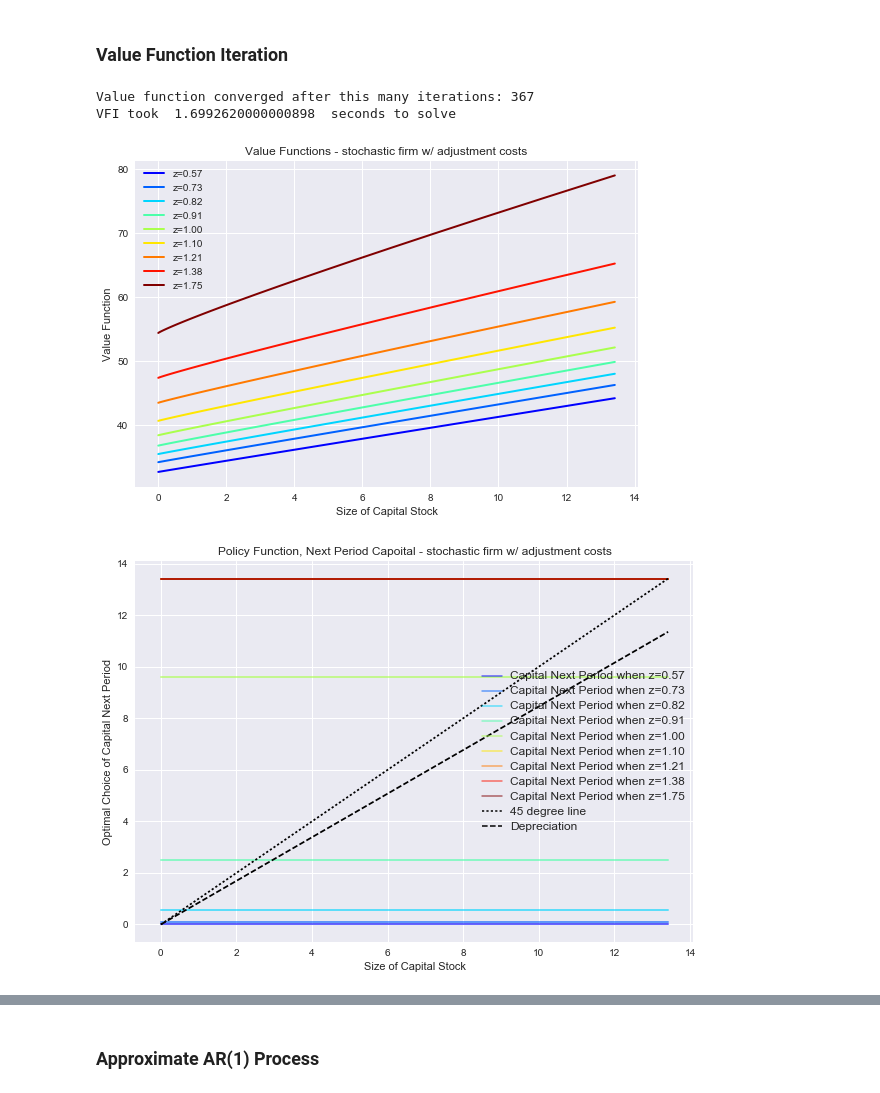
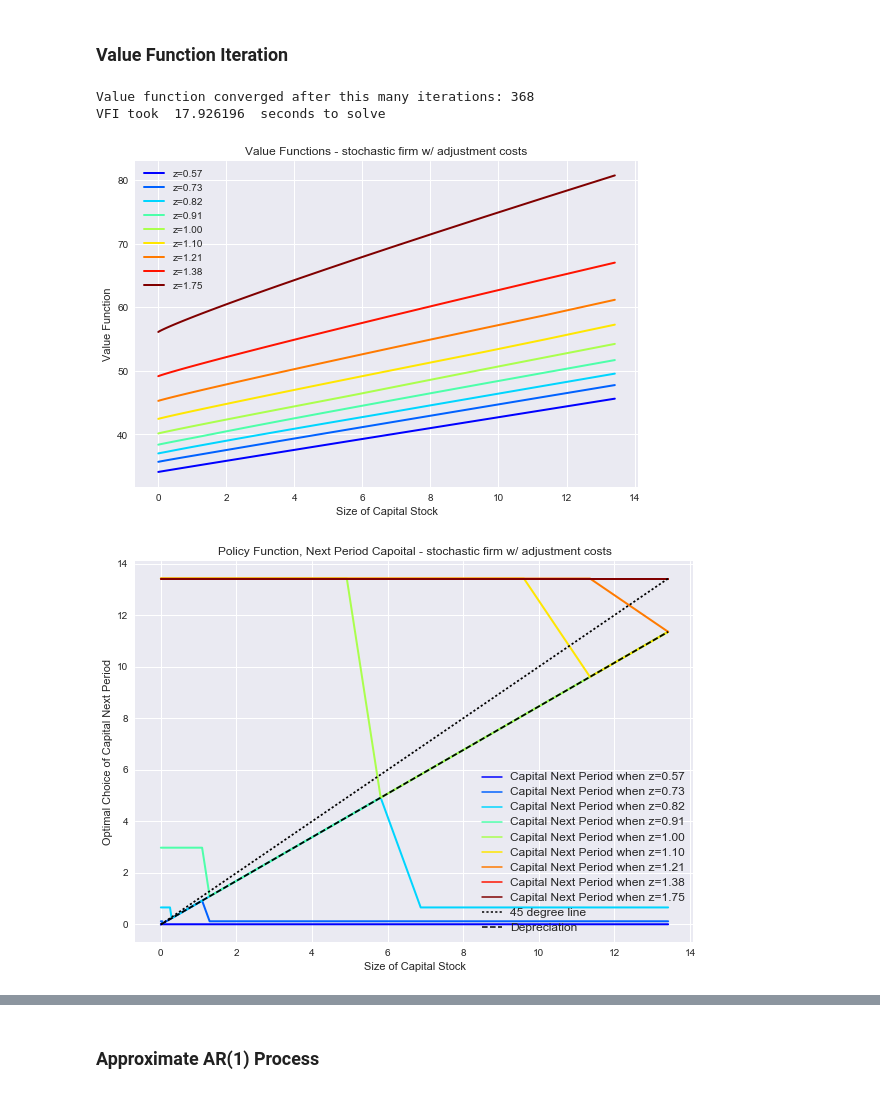
Before and after one commit to rzhang15/BootCamp2017, a Jupyter notebook: ProbSets/Econ/Week_3/rzhang15_exercise2.ipynb, the cells around one changed output, grey strips where cells are left out. Cells and saved outputs as stored; diff of their text form; code cells hidden in the pictures.

```diff
--- a/ProbSets/Econ/Week_3/rzhang15_exercise2.ipynb
+++ b/ProbSets/Econ/Week_3/rzhang15_exercise2.ipynb
@@ -135,19 +83,45 @@ def value_iteration(VFdist,VFtol,VFiter,VFmaxiter,V,Vstore,Vmat,sizek,sizez,pi,e
+# %%
+def value_iteration(VFdist,VFtol,VFiter,VFmaxiter,V,Vmat1,Vmat2,sizek,sizez,pi,e,op,betafirm):
+    start_time = time.clock()
+    while VFdist > VFtol and VFiter < VFmaxiter:
+        TV = np.copy(V)
+        for i in range(sizek):  # loop over k
+            for k in range(sizez): #loop over z
+                if (i-dens)<0:
+                    Vmat2[i,k] = op[i,k]+betafirm*(V[i,:]@pi[k,:])
+                else:
+                    Vmat2[i,k] = op[i,k]+betafirm*(V[i-dens,:]@pi[k,:])
+                for j in range(sizek):  # loop over k'
+                    Vmat1[i,j,k] = e[i,j,k] + betafirm * (V[j,:]@pi[k,:])
+        maxes = np.array([Vmat1.max(axis=1),Vmat2])
+        V = maxes.max(axis=0) #0=invest, 1=not invest
+        INV = np.argmax(maxes,axis=0)
+        PF = np.argmax(Vmat1,axis=1)
+        VFdist = (np.absolute(V - TV)).max()
+        VFiter += 1
+    VFI_time = time.clock() - start_time
+    if VFiter < VFmaxiter:
+        print('Value function converged after this many iterations:', VFiter)
+    else:
+        print('Value function did not converge')
+    print('VFI took ', VFI_time, ' seconds to solve')
+    return V, PF, INV
 # %%
 VFtol = 1e-6
 VFdist = 7.0
 VFmaxiter = 500
 V = np.zeros((sizek,sizez))  # initial guess at value function for z and k
-Vmat = np.zeros((sizek,sizek,sizez))  # initialize Vmat matrix and choice of no investment
-Vstore = np.zeros((sizek,sizez,VFmaxiter))  # initialize Vstore array
+Vmat1 = np.zeros((sizek,sizek,sizez))  # initialize Vmat matrix for investing
+Vmat2 = np.zeros((sizek,sizez))  # initialize Vmat matrix for not investing
 VFiter = 1
 
 op = operating_profits(alpha_l,alpha_k,w,kvec,z_grid,sizez,sizek)
 e = cash_flow_inv(psi,delta,kvec,op,sizek,sizez)
 
-VF, PF, INV = value_iteration(VFdist,VFtol,VFiter,VFmaxiter,V,Vstore,Vmat,sizek,sizez,pi,e,op,betafirm)  # solution to the functional equation
+VF, PF, INV = value_iteration(VFdist,VFtol,VFiter,VFmaxiter,V,Vmat1,Vmat2,sizek,sizez,pi,e,op,betafirm)  # solution to the functional equation
 # %% [output]
-Value function converged after this many iterations: 367
-VFI took  1.6992620000000898  seconds to solve
+Value function converged after this many iterations: 368
+VFI took  17.926196  seconds to solve
 # %%
 '''
 ------------------------------------------------------------------------
@@ -165,8 +139,8 @@ def optimal(kvec,PF,delta,sizez,optK=None):
             opt_vec[:,k] = optK[:,k]-(1-delta)*kvec
         else:
             opt_vec[:,k] = kvec[PF[:,k]]
-            #mask = (INV[:,k]==1)
-            #opt_vec[mask,k] = (1-delta)*kvec[mask]
+            mask = (INV[:,k]==1)
+            opt_vec[mask,k] = (1-delta)*kvec[mask]
     return opt_vec
 
 optK_full = optimal(kvec,PF,delta,sizez)
@@ -183,32 +157,32 @@ plt.title('Value Functions - stochastic firm w/ adjustment costs')
 plt.legend(loc='best')
 plt.show()
 # %% [output]
-[figure, old version]
+[figure, new version]
 # %%
 # Plot optimal capital stock rule as a function of firm size
 fig, ax = plt.subplots(figsize=(10,7))
 for k in range(sizez):
     lb = 'Capital Next Period when z='+format(z_grid[k],'.2f')
-    ax.plot(kvec, optK_full[:,k], color=plt.cm.jet((k+1)/sizez),lw=2,label=lb,alpha=0.6)
+    ax.plot(kvec, optK_full[:,k], color=plt.cm.jet((k+1)/sizez),lw=2,label=lb,alpha=1)
 ax.plot(kvec, kvec, 'k:', label='45 degree line')
 ax.plot(kvec, (1-delta)*kvec, 'k--', label='Depreciation')
 # Now add the legend with some customizations.
 legend = ax.legend(loc='best', shadow=True)
 # The frame is matplotlib.patches.Rectangle instance surrounding the legend.
 frame = legend.get_frame()
 frame.set_facecolor('0.90')
 # Set the fontsize
 for label in legend.get_texts():
     label.set_fontsize('large')
 for label in legend.get_lines():
     label.set_linewidth(1.5)  # the legend line width
 plt.xlabel('Size of Capital Stock')
 plt.ylabel('Optimal Choice of Capital Next Period')
 plt.title('Policy Function, Next Period Capoital - stochastic firm w/ ' +
           'adjustment costs')
 plt.show()
 # %% [output]
-[figure, old version]
+[figure, new version]
 # %%
 # Plot investment rule as a function of firm size
 fig, ax = plt.subplots(figsize=(10,7))
```
Also changed, not shown: parts of 6 cells of this notebook, 4 other files.
